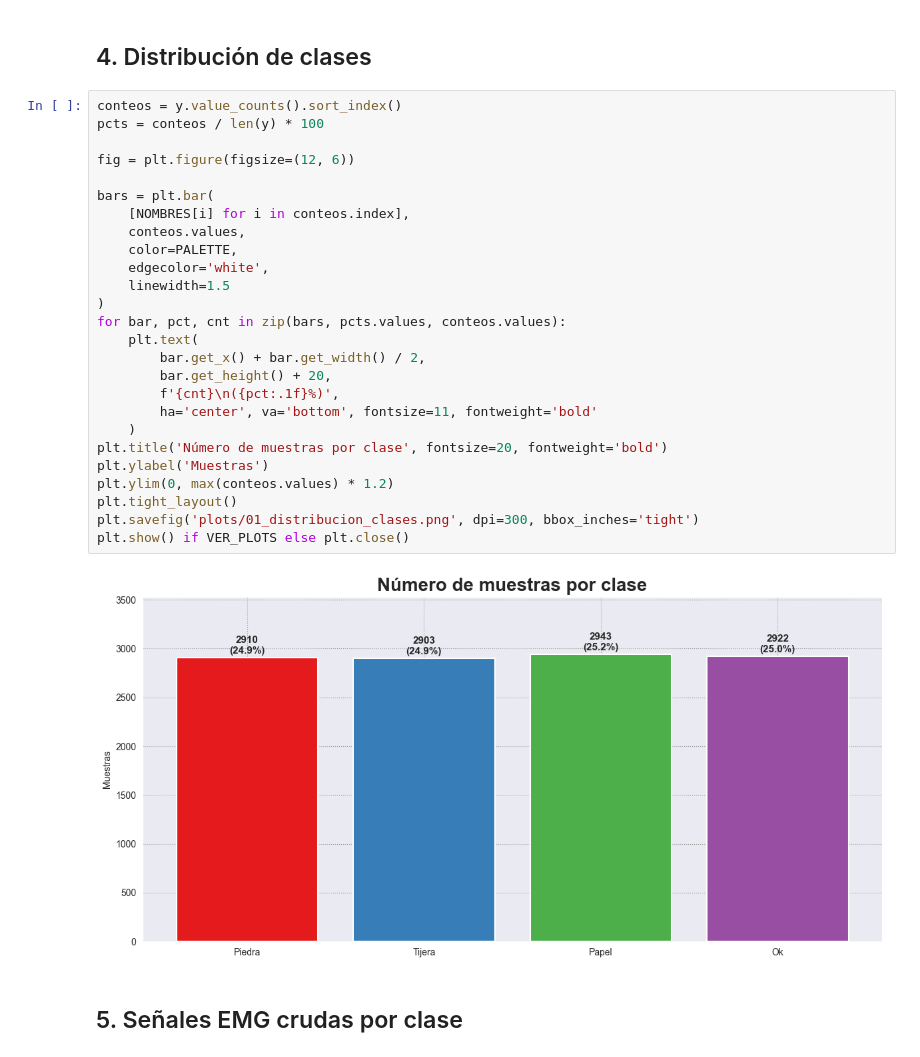
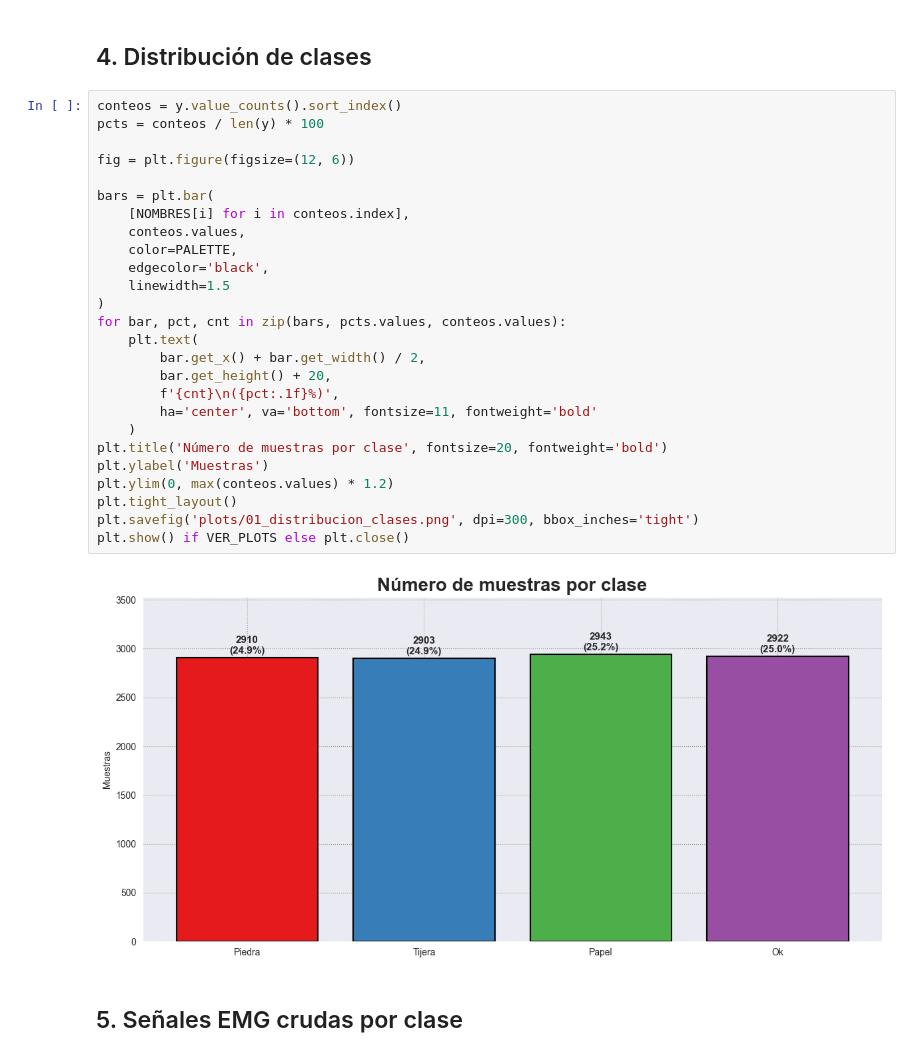
Before and after one commit to jfpm10-ua/Proyecto-AA-EMG_sensors, a Jupyter notebook: eda.ipynb, the cells around one changed output. Cells and saved outputs as stored; diff of their text form.

```diff
--- a/eda.ipynb
+++ b/eda.ipynb
@@ -86,31 +86,31 @@ X.iloc[:,:8].describe().round(2)
 # %%
 conteos = y.value_counts().sort_index()
 pcts = conteos / len(y) * 100
 
 fig = plt.figure(figsize=(12, 6))
 
 bars = plt.bar(
     [NOMBRES[i] for i in conteos.index],
     conteos.values,
     color=PALETTE,
-    edgecolor='white',
+    edgecolor='black',
     linewidth=1.5
 )
 for bar, pct, cnt in zip(bars, pcts.values, conteos.values):
     plt.text(
         bar.get_x() + bar.get_width() / 2,
         bar.get_height() + 20,
         f'{cnt}\n({pct:.1f}%)',
         ha='center', va='bottom', fontsize=11, fontweight='bold'
     )
 plt.title('Número de muestras por clase', fontsize=20, fontweight='bold')
 plt.ylabel('Muestras')
 plt.ylim(0, max(conteos.values) * 1.2)
 plt.tight_layout()
 plt.savefig('plots/01_distribucion_clases.png', dpi=300, bbox_inches='tight')
 plt.show() if VER_PLOTS else plt.close()
 # %% [output]
-[figure, old version]
+[figure, new version]
 # %% [markdown]
 ## 5. Señales EMG crudas por clase
 # %%
```
Also changed, not shown: 1 other file.
